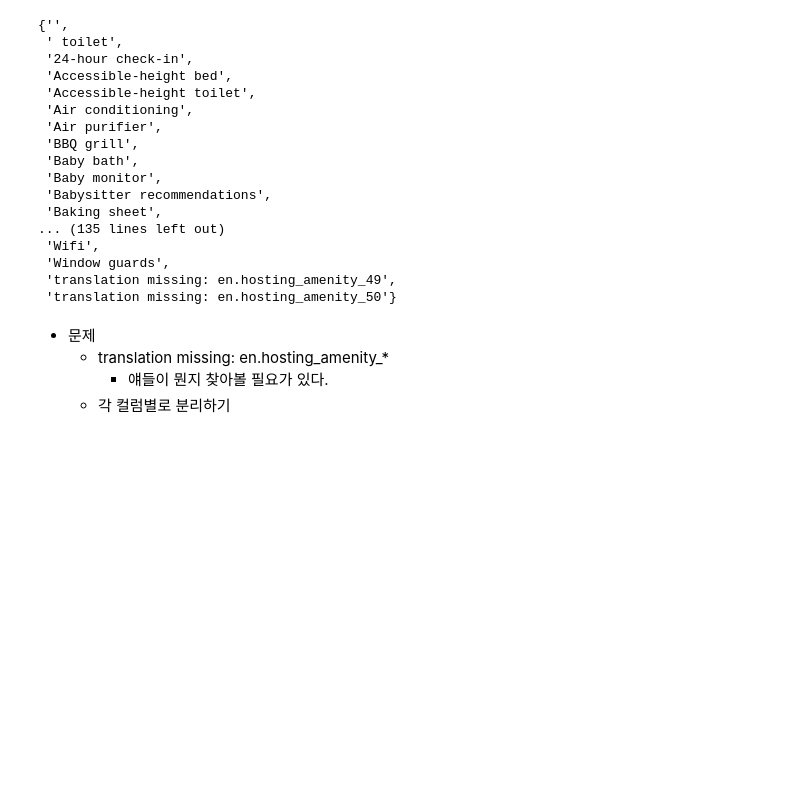
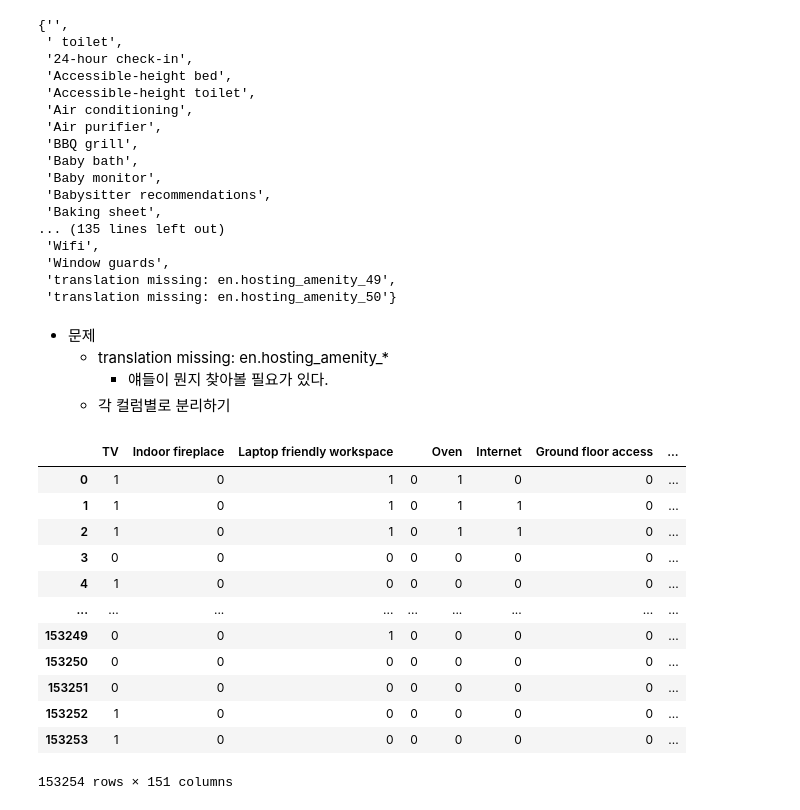
Before and after one commit to whitw/CAUBigdata, a Jupyter notebook: run.ipynb, the cells around one changed output. Cells and saved outputs as stored; diff of their text form; code cells hidden in the pictures; blank space fills up the shorter version.

```diff
--- a/run.ipynb
+++ b/run.ipynb
@@ -414,8 +414,10 @@ s
 s = set()
 for item in data['amenities']:
     new_list = item[1:-1].replace('"','').replace("'",'').split(',')
-    s = s.union(set(new_list))
+    if new_list is not None:
+        s = s.union(set(new_list))
 print(len(s))
+amenities = s
 s
 # %% [output]
 151
@@ -441,3 +443,11 @@ s
   * translation missing: en.hosting_amenity_*
     * 얘들이 뭔지 찾아볼 필요가 있다.
   * 각 컬럼별로 분리하기
+# %%
+with open('columns.txt', 'wt') as f:
+    for i in data.columns:
+        print(i, end='\n', file=f)
+# %%
+with open('amenities.txt', 'wt') as f:
+    for i in amenities:
+        print(i, end='\n', file=f)
@@ -443,0 +456,24 @@ s
+# %%
+from tqdm import tqdm
+df = pd.DataFrame(columns=list(amenities), index=range(len(data)), dtype='Int32').fillna(0)
+for index, item_string in tqdm(enumerate(data['amenities'])):
+    item = item_string[1:-1].replace('"','').replace("'",'').split(',')
+    if item is not None:
+        for i in item:
+            df.loc[index, i] = 1
+# %%
+df
+# %% [output]
+|  | TV | Indoor fireplace | Laptop friendly workspace |  | Oven | Internet | Ground floor access | ... |
+| 0 | 1 | 0 | 1 | 0 | 1 | 0 | 0 | ... |
+| 1 | 1 | 0 | 1 | 0 | 1 | 1 | 0 | ... |
+| 2 | 1 | 0 | 1 | 0 | 1 | 1 | 0 | ... |
+| 3 | 0 | 0 | 0 | 0 | 0 | 0 | 0 | ... |
+| 4 | 1 | 0 | 0 | 0 | 0 | 0 | 0 | ... |
+| ... | ... | ... | ... | ... | ... | ... | ... | ... |
+| 153249 | 0 | 0 | 1 | 0 | 0 | 0 | 0 | ... |
+| 153250 | 0 | 0 | 0 | 0 | 0 | 0 | 0 | ... |
+| 153251 | 0 | 0 | 0 | 0 | 0 | 0 | 0 | ... |
+| 153252 | 1 | 0 | 0 | 0 | 0 | 0 | 0 | ... |
+| 153253 | 1 | 0 | 0 | 0 | 0 | 0 | 0 | ... |
+153254 rows × 151 columns
```
Also changed, not shown: parts of 2 cells of this notebook, 2 other files.
